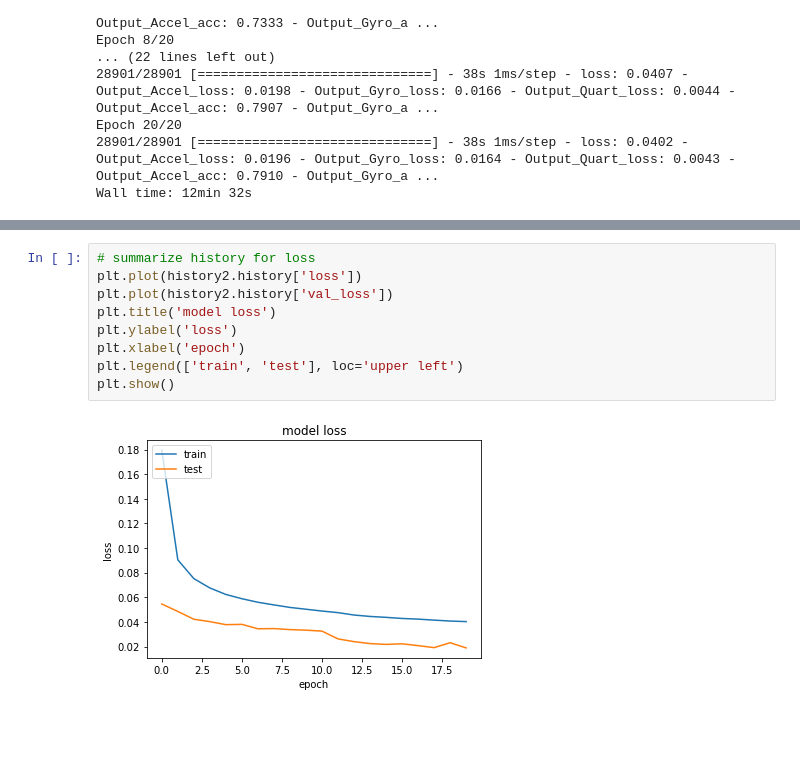
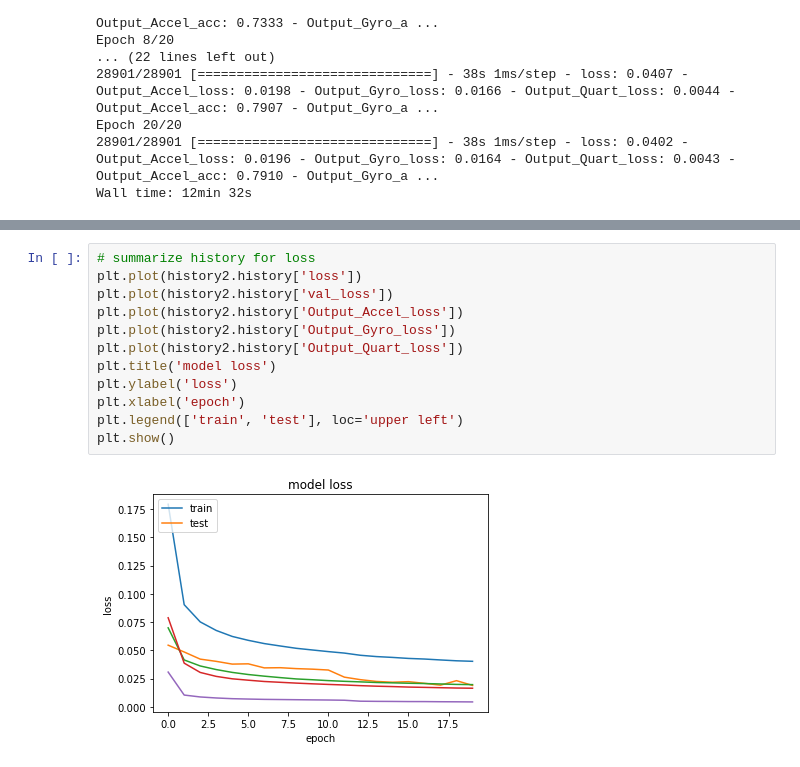
Before and after one commit to raymondng76/PRS-ISSM-2019-09-09-IS1FT-CA3, a Jupyter notebook: code/CA3.ipynb, the cells around one changed output, grey strips where cells are left out. Saved outputs shown, nothing was run; the diff lists cells and outputs as text; blank space fills up the shorter version.

```diff
--- a/code/CA3.ipynb
+++ b/code/CA3.ipynb
@@ -437,11 +444,14 @@ KeyError: 'acc'
 # %%
 # summarize history for loss
 plt.plot(history2.history['loss'])
 plt.plot(history2.history['val_loss'])
+plt.plot(history2.history['Output_Accel_loss'])
+plt.plot(history2.history['Output_Gyro_loss'])
+plt.plot(history2.history['Output_Quart_loss'])
 plt.title('model loss')
 plt.ylabel('loss')
 plt.xlabel('epoch')
 plt.legend(['train', 'test'], loc='upper left')
 plt.show()
 # %% [output]
-[figure, old version]
+[figure, new version]
```
Also changed, not shown: parts of 2 cells of this notebook.
